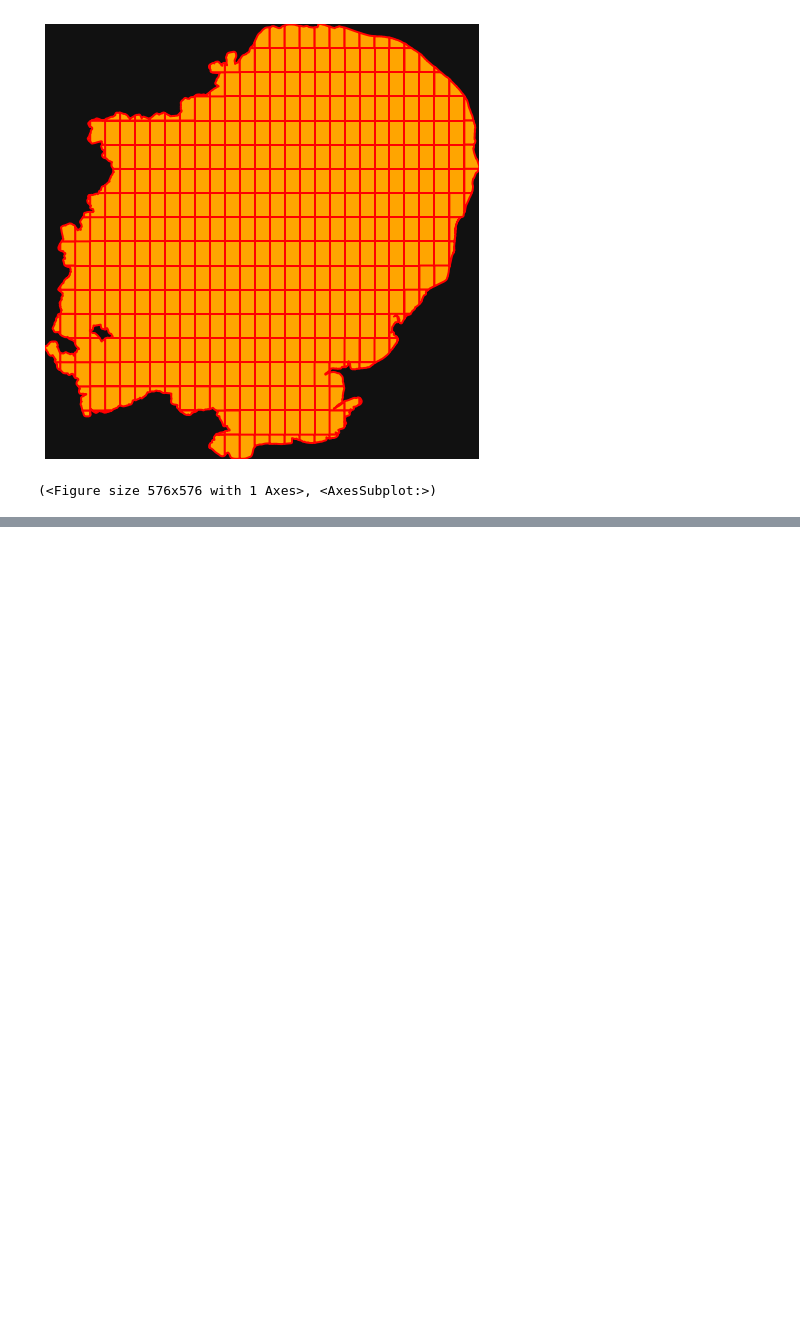
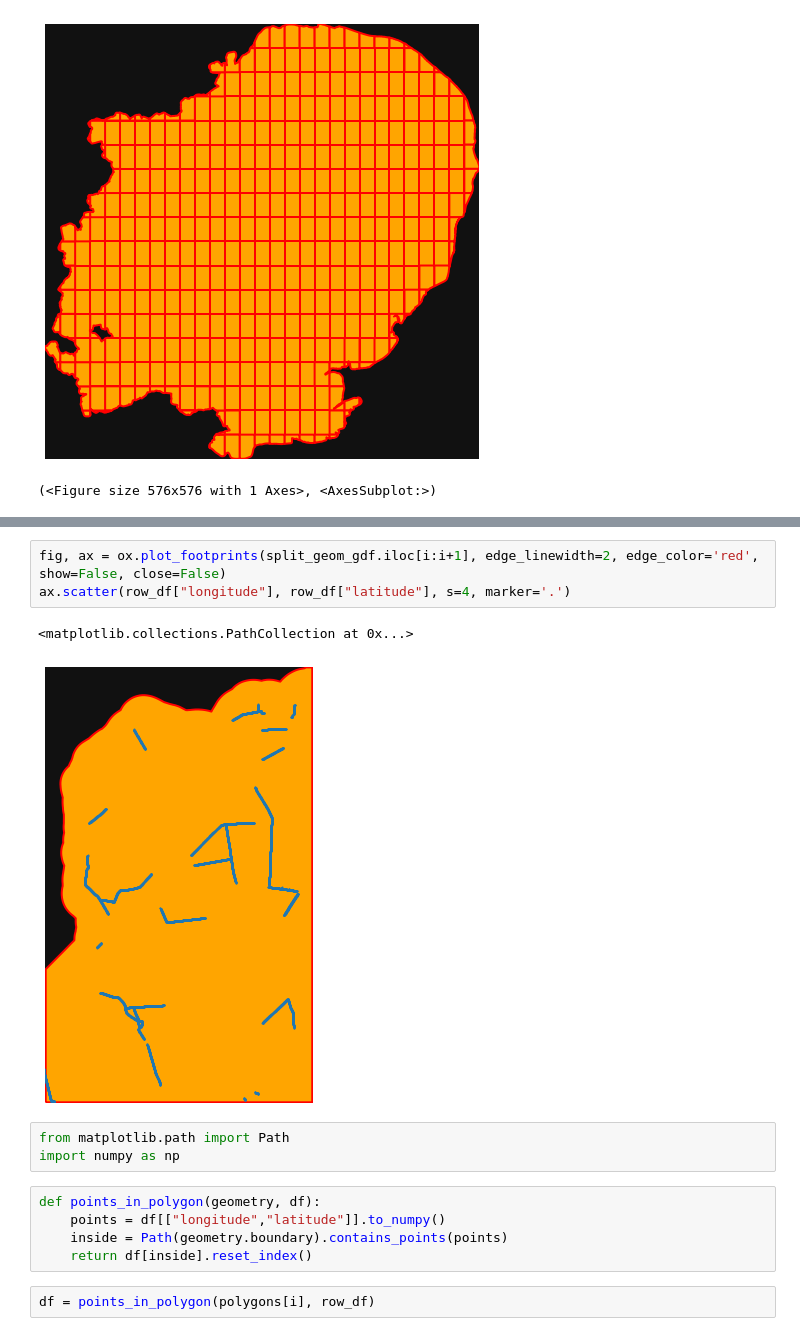
Before and after one commit to Andrewwango/prow-map, a Jupyter notebook: test_batch.ipynb, the cells around one changed output, grey strips where cells are left out. Cells and saved outputs as stored; diff of their text form; blank space fills up the shorter version.

```diff
--- a/test_batch.ipynb
+++ b/test_batch.ipynb
@@ -51,0 +53,16 @@ shapely.geometry.linestring.LineString
+# %%
+fig, ax = ox.plot_footprints(split_geom_gdf.iloc[i:i+1], edge_linewidth=2, edge_color='red', show=False, close=False)
+ax.scatter(row_df["longitude"], row_df["latitude"], s=4, marker='.')
+# %% [output]
+<matplotlib.collections.PathCollection at 0x...>
+[figure, added]
+# %%
+from matplotlib.path import Path
+import numpy as np
+# %%
+def points_in_polygon(geometry, df):
+    points = df[["longitude","latitude"]].to_numpy()
+    inside = Path(geometry.boundary).contains_points(points)
+    return df[inside].reset_index()
+# %%
+df = points_in_polygon(polygons[i], row_df)
```
Also changed, not shown: parts of 10 cells of this notebook, 12 other files.
